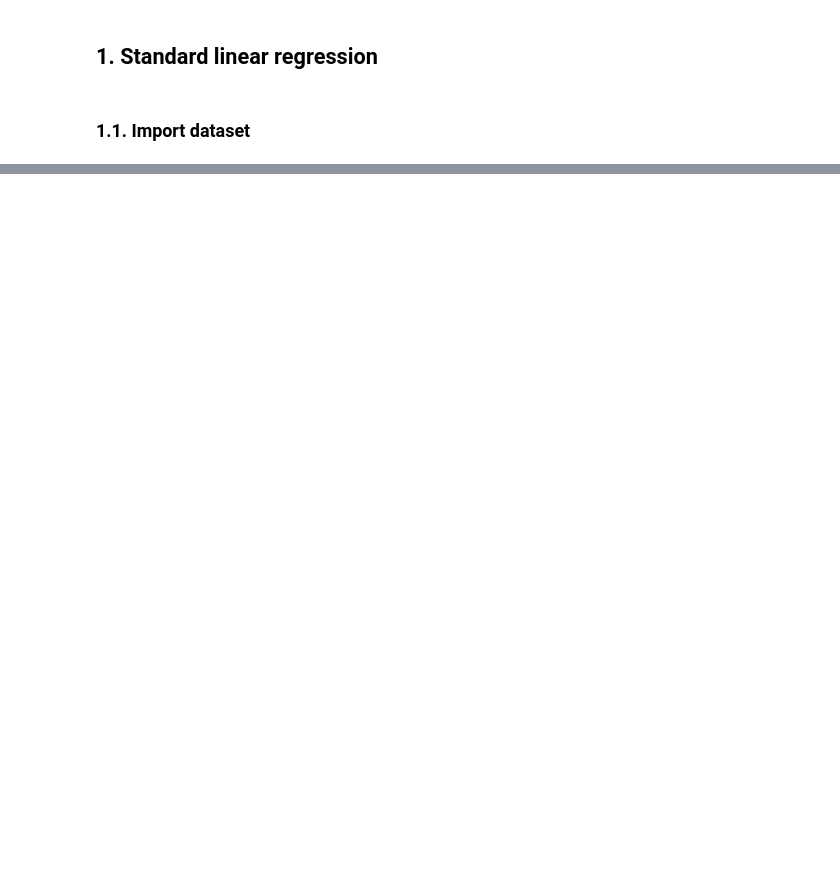
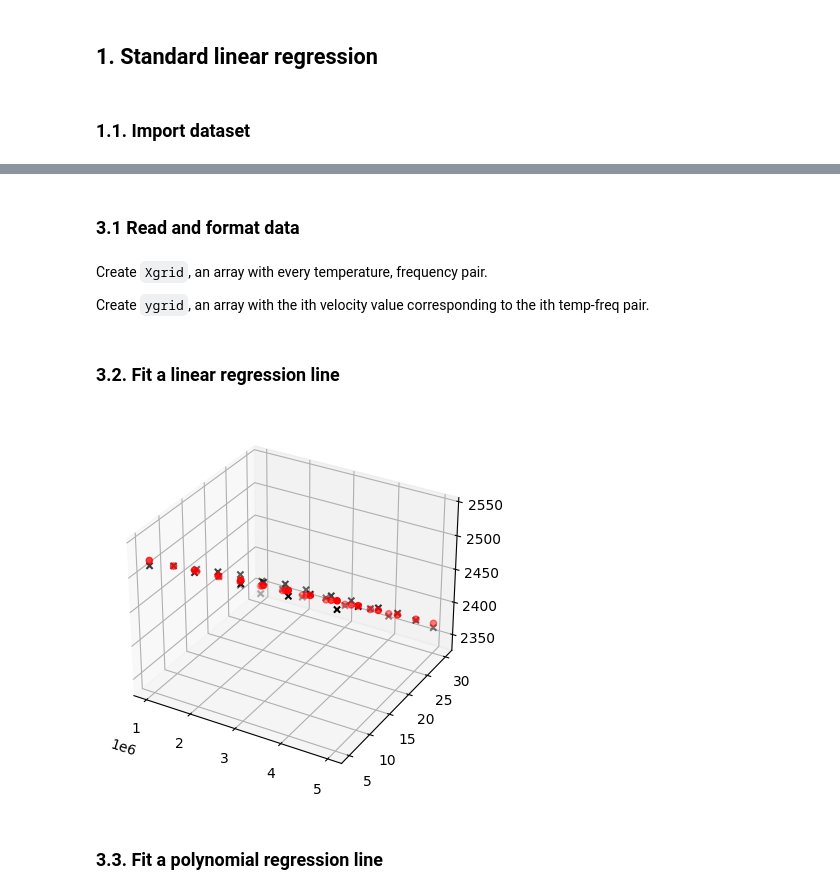
Before and after one commit to RohitNag11/Imperial, a Jupyter notebook: MachineLearning/Tutorial3/tutorial3.ipynb, the cells around one changed output, grey strips where cells are left out. Cells and saved outputs as stored; diff of their text form; code cells hidden in the pictures; blank space fills up the shorter version.

```diff
--- a/MachineLearning/Tutorial3/tutorial3.ipynb
+++ b/MachineLearning/Tutorial3/tutorial3.ipynb
@@ -42,0 +136,46 @@ y = np.array(df['Total absorption'][:])
+# %% [markdown]
+### 3.1 Read and format data
+# %%
+# read in the CSV file
+df = pd.read_csv('hdpeVel.csv')
+
+# set the 'index' column as the one containing the temperature values
+df = df.set_index('T/C f/MHz')
+
+# extract the temperature values
+temp = df.index.values.astype(float)
+
+# extract the frequency values (and scale since they are MHz)
+freq = df.columns.values.astype(float) * 1e6
+
+# extract the main part - the velocity values
+vel = df.to_numpy()
+
+# calculate the total number of values
+tot_values = len(freq) * len(temp)
+# %% [markdown]
+Create `Xgrid`, an array with every temperature, frequency pair.
+
+Create `ygrid`, an array with the ith velocity value corresponding to the ith temp-freq pair.
+# %%
+x1grid, x2grid = np.meshgrid(freq, temp)
+Xgrid = np.concatenate([
+    x1grid.reshape([tot_values, 1]),
+	x2grid.reshape([tot_values, 1])], axis=1)
+ygrid = vel.reshape([tot_values, 1])
+# %% [markdown]
+### 3.2. Fit a linear regression line
+# %%
+reg = LinearRegression()
+reg.fit(Xgrid, ygrid)
+y_lin = reg.predict(Xgrid)
+
+fig = plt.figure()
+ax = fig.add_subplot(111, projection='3d')
+ax.scatter(Xgrid[:, 0], Xgrid[:, 1], ygrid, marker='x', color='#000000')
+ax.scatter(Xgrid[:, 0], Xgrid[:, 1], y_lin, marker='o', color='#ff0000')
+fig
+# %% [output]
+[figure, added]
+# %% [markdown]
+### 3.3. Fit a polynomial regression line
```
Also changed, not shown: parts of 23 cells of this notebook, 5 other files.
